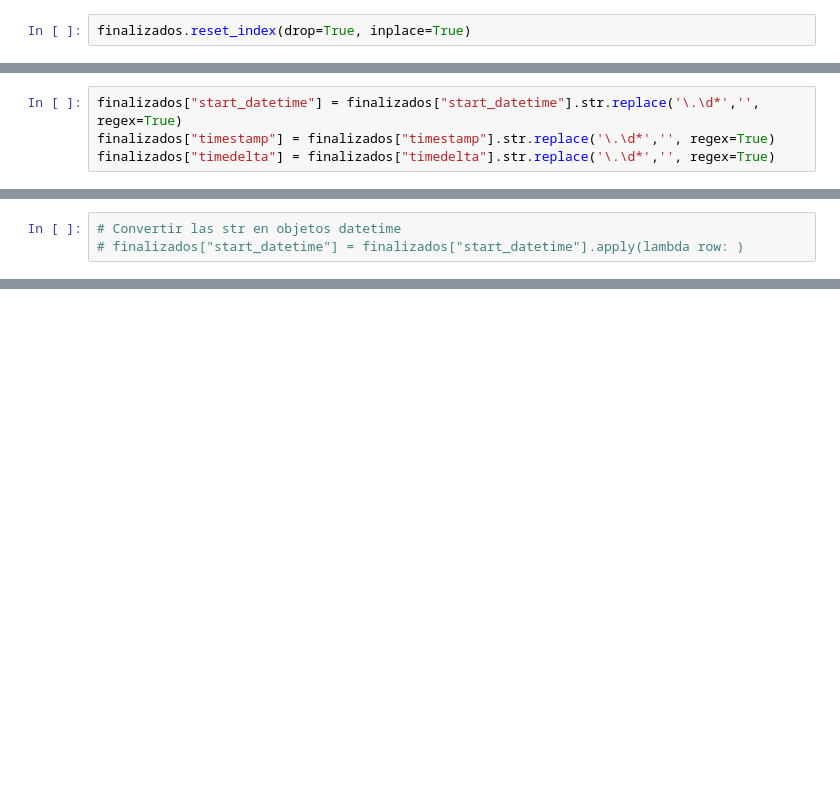
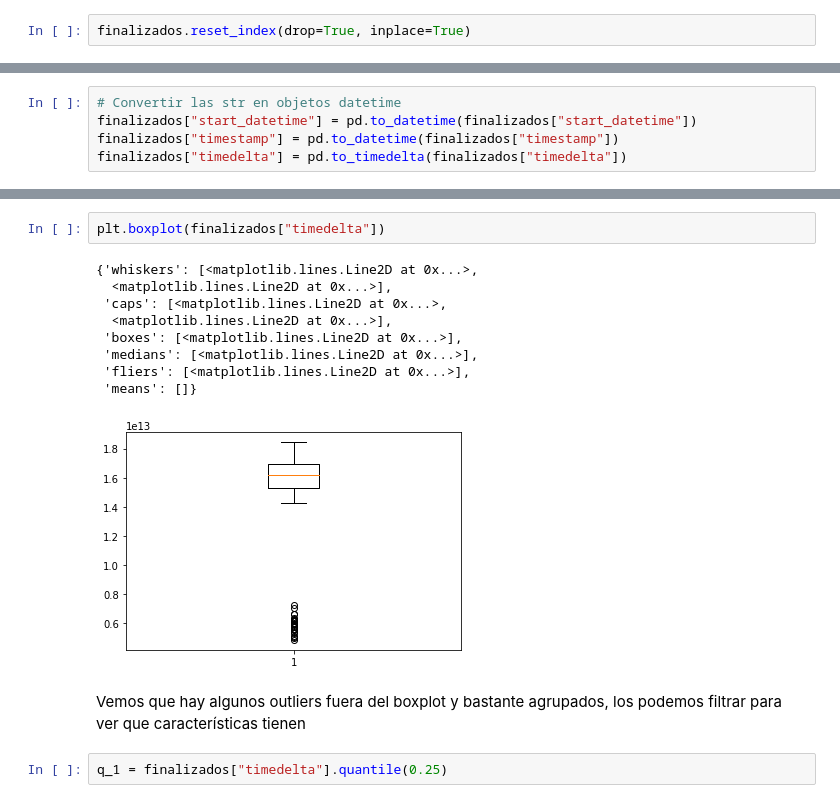
Before and after one commit to yagopajarino/colectivos-152, a Jupyter notebook: Colectivos.ipynb, the cells around one changed output, grey strips where cells are left out. Cells and saved outputs as stored; diff of their text form; blank space fills up the shorter version.

```diff
--- a/Colectivos.ipynb
+++ b/Colectivos.ipynb
@@ -292,4 +272,0 @@ memory usage: 4.3+ KB
-# %%
-finalizados["start_datetime"] = finalizados["start_datetime"].str.replace('\.\d*','', regex=True)
-finalizados["timestamp"] = finalizados["timestamp"].str.replace('\.\d*','', regex=True)
-finalizados["timedelta"] = finalizados["timedelta"].str.replace('\.\d*','', regex=True)
@@ -305,3 +273,5 @@ finalizados.sample(5)
 # %%
 # Convertir las str en objetos datetime
-# finalizados["start_datetime"] = finalizados["start_datetime"].apply(lambda row: )
+finalizados["start_datetime"] = pd.to_datetime(finalizados["start_datetime"])
+finalizados["timestamp"] = pd.to_datetime(finalizados["timestamp"])
+finalizados["timedelta"] = pd.to_timedelta(finalizados["timedelta"])
@@ -307,0 +292,16 @@ finalizados.sample(5)
+# %%
+plt.boxplot(finalizados["timedelta"])
+# %% [output]
+{'whiskers': [<matplotlib.lines.Line2D at 0x...>,
+  <matplotlib.lines.Line2D at 0x...>],
+ 'caps': [<matplotlib.lines.Line2D at 0x...>,
+  <matplotlib.lines.Line2D at 0x...>],
+ 'boxes': [<matplotlib.lines.Line2D at 0x...>],
+ 'medians': [<matplotlib.lines.Line2D at 0x...>],
+ 'fliers': [<matplotlib.lines.Line2D at 0x...>],
+ 'means': []}
+[figure, added]
+# %% [markdown]
+Vemos que hay algunos outliers fuera del boxplot y bastante agrupados, los podemos filtrar para ver que características tienen
+# %%
+q_1 = finalizados["timedelta"].quantile(0.25)
```
Also changed, not shown: parts of 24 cells of this notebook.
